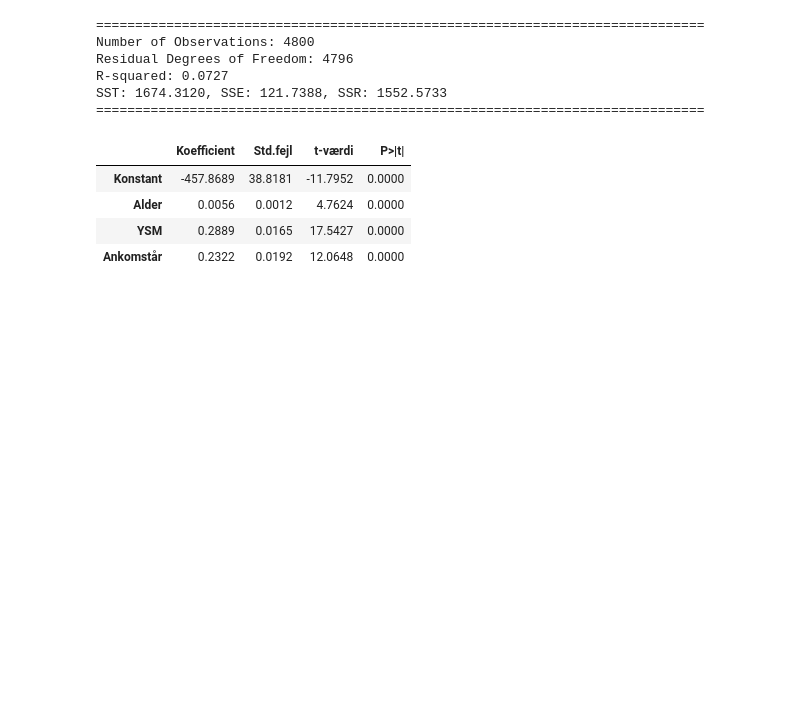
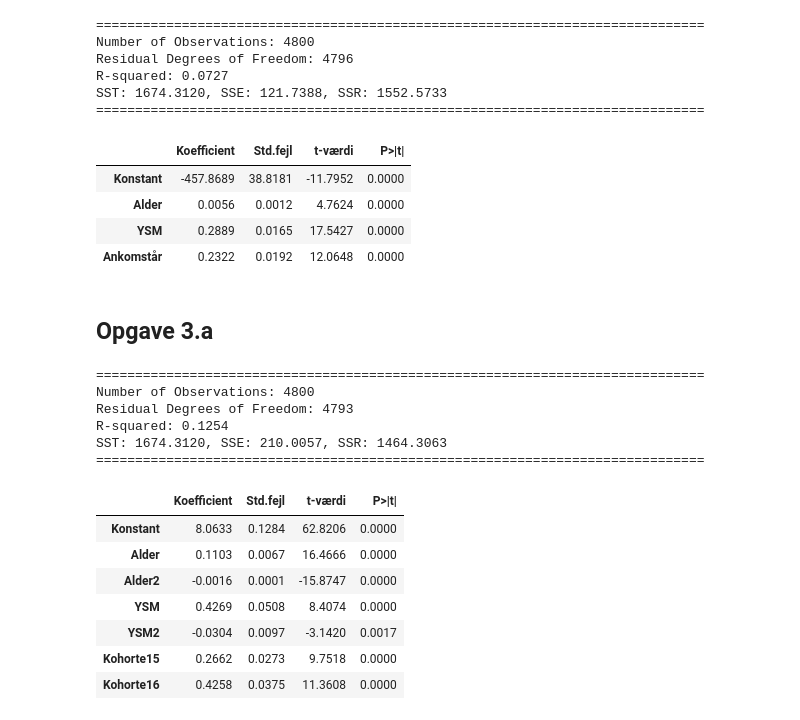
Before and after one commit to Seibouu/EconometricsA, a Jupyter notebook: 3_assignments/A2/A2.ipynb, the cells around one changed output. Drawn from its saved outputs; the diff is of its cells as text; code cells hidden in the pictures; blank space fills up the shorter version.

```diff
--- a/3_assignments/A2/A2.ipynb
+++ b/3_assignments/A2/A2.ipynb
@@ -155,3 +166,32 @@ SST: 1674.3120, SSE: 121.7388, SSR: 1552.5733
 | Alder | 0.0056 | 0.0012 | 4.7624 | 0.0000 |
 | YSM | 0.2889 | 0.0165 | 17.5427 | 0.0000 |
 | Ankomstår | 0.2322 | 0.0192 | 12.0648 | 0.0000 |
+# %% [markdown]
+## Opgave 3.a
+# %%
+df['const'] = 1
+df['alder2'] = df['alder']**2
+df['YSM2'] = df['YSM']**2
+df['kohorte15'] = (df['ankomstaar'] == 2015).astype(int)
+df['kohorte16'] = (df['ankomstaar'] == 2016).astype(int)
+
+y_3 = df['ln_aarslon'].values
+X_3 = df[['const', 'alder','alder2', 'YSM', 'YSM2','kohorte15', 'kohorte16']].values
+
+navne_3 = ['Konstant', 'Alder','Alder2', 'YSM','YSM2' ,'Kohorte15', 'Kohorte16']
+OLS_ren(X_3, y_3, navne_3)
+# %% [output]
+==============================================================================
+Number of Observations: 4800
+Residual Degrees of Freedom: 4793
+R-squared: 0.1254
+SST: 1674.3120, SSE: 210.0057, SSR: 1464.3063
+==============================================================================
+|  | Koefficient | Std.fejl | t-værdi | P>|t| |
+| Konstant | 8.0633 | 0.1284 | 62.8206 | 0.0000 |
+| Alder | 0.1103 | 0.0067 | 16.4666 | 0.0000 |
+| Alder2 | -0.0016 | 0.0001 | -15.8747 | 0.0000 |
+| YSM | 0.4269 | 0.0508 | 8.4074 | 0.0000 |
+| YSM2 | -0.0304 | 0.0097 | -3.1420 | 0.0017 |
+| Kohorte15 | 0.2662 | 0.0273 | 9.7518 | 0.0000 |
+| Kohorte16 | 0.4258 | 0.0375 | 11.3608 | 0.0000 |
```
Also changed, not shown: parts of 22 cells of this notebook, 1 other file.
